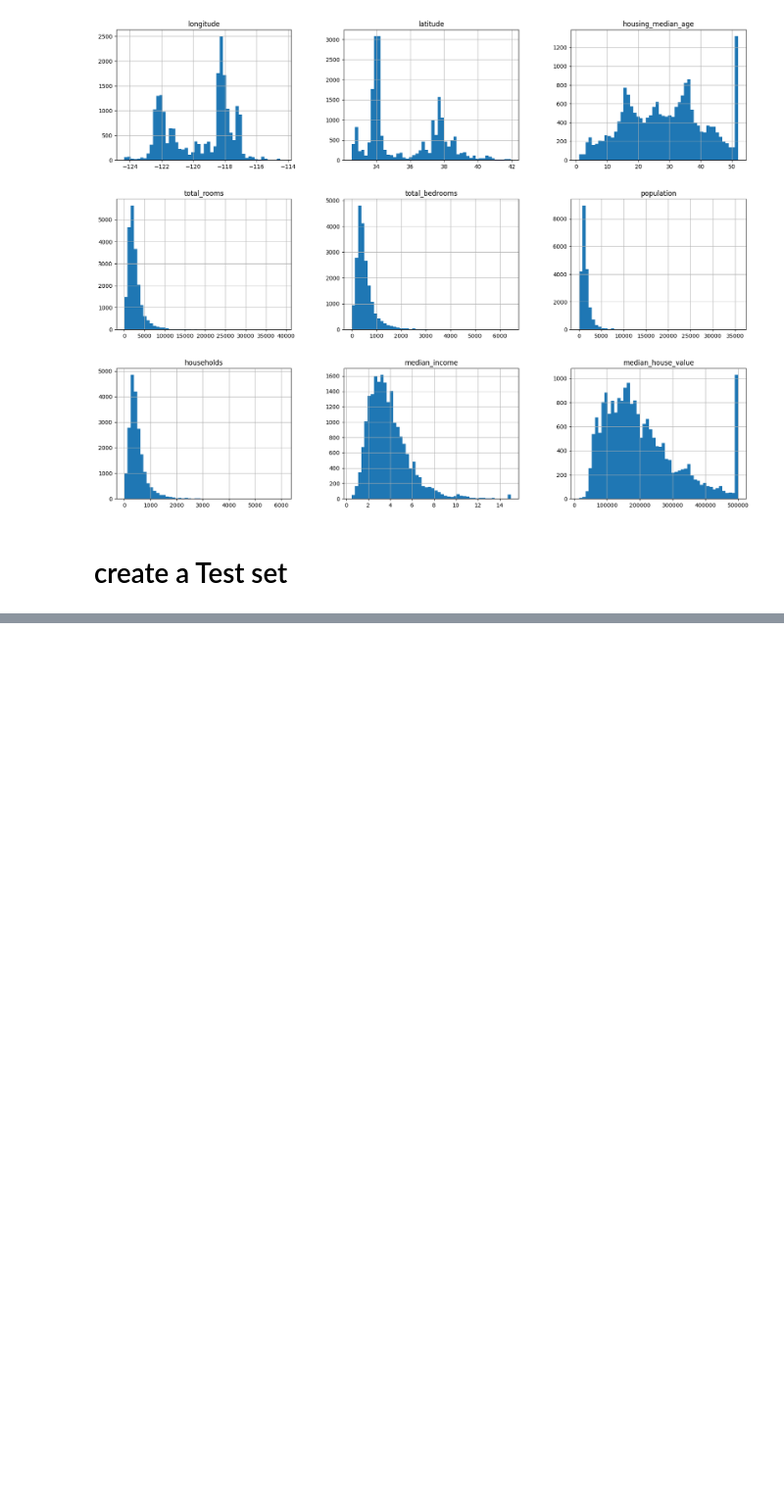
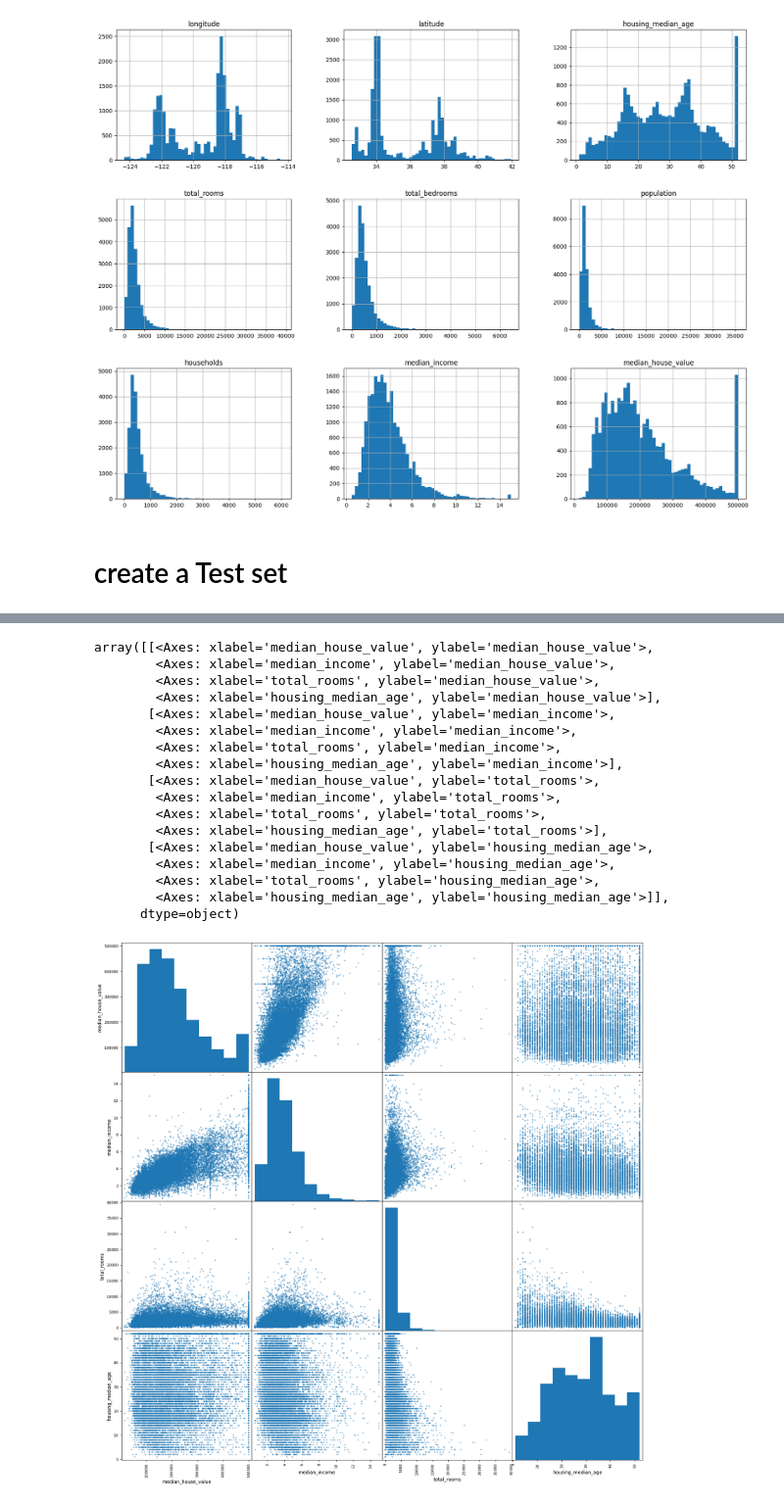
Before and after one commit to Tanmay-yadav/AI-ML, a Jupyter notebook: hands on machine learning/first.ipynb, the cells around one changed output, grey strips where cells are left out. Shown at 98% size. Saved outputs shown, nothing was run; the diff lists cells and outputs as text; code cells hidden in the pictures; blank space fills up the shorter version.

```diff
--- a/hands on machine learning/first.ipynb
+++ b/hands on machine learning/first.ipynb
@@ -109,0 +292,24 @@ plt.show()
+# %%
+# Another way to check the correlation between the variables is to use the scatter_matrix function from pandas.plotting module. This function creates a matrix of scatter plots for each pair of numerical attributes in the dataset, along with histograms on the diagonal. It allows us to visually inspect the relationships between different attributes and identify any potential correlations or patterns in the data.
+from pandas.plotting import scatter_matrix
+attributes=["median_house_value","median_income","total_rooms","housing_median_age"]
+scatter_matrix(housing[attributes],figsize=(20,20))
+# %% [output]
+array([[<Axes: xlabel='median_house_value', ylabel='median_house_value'>,
+        <Axes: xlabel='median_income', ylabel='median_house_value'>,
+        <Axes: xlabel='total_rooms', ylabel='median_house_value'>,
+        <Axes: xlabel='housing_median_age', ylabel='median_house_value'>],
+       [<Axes: xlabel='median_house_value', ylabel='median_income'>,
+        <Axes: xlabel='median_income', ylabel='median_income'>,
+        <Axes: xlabel='total_rooms', ylabel='median_income'>,
+        <Axes: xlabel='housing_median_age', ylabel='median_income'>],
+       [<Axes: xlabel='median_house_value', ylabel='total_rooms'>,
+        <Axes: xlabel='median_income', ylabel='total_rooms'>,
+        <Axes: xlabel='total_rooms', ylabel='total_rooms'>,
+        <Axes: xlabel='housing_median_age', ylabel='total_rooms'>],
+       [<Axes: xlabel='median_house_value', ylabel='housing_median_age'>,
+        <Axes: xlabel='median_income', ylabel='housing_median_age'>,
+        <Axes: xlabel='total_rooms', ylabel='housing_median_age'>,
+        <Axes: xlabel='housing_median_age', ylabel='housing_median_age'>]],
+      dtype=object)
+[figure, added]
```
Also changed, not shown: parts of 36 cells of this notebook, 17 other files.
